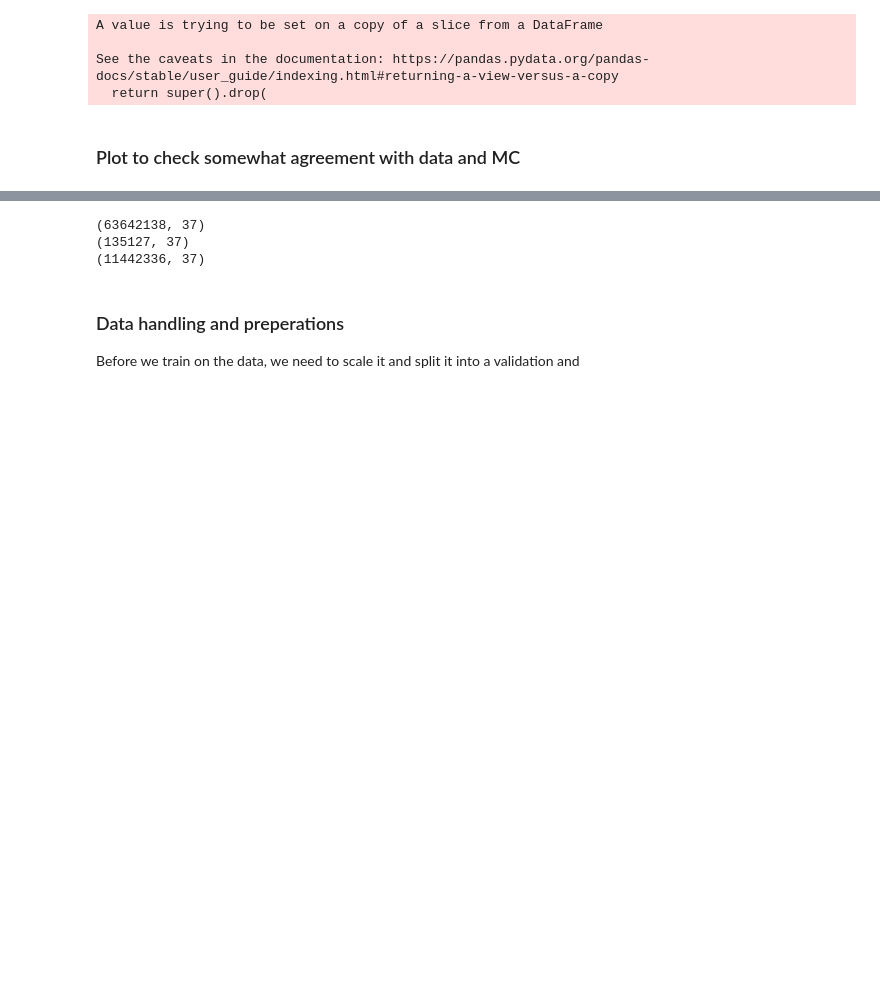
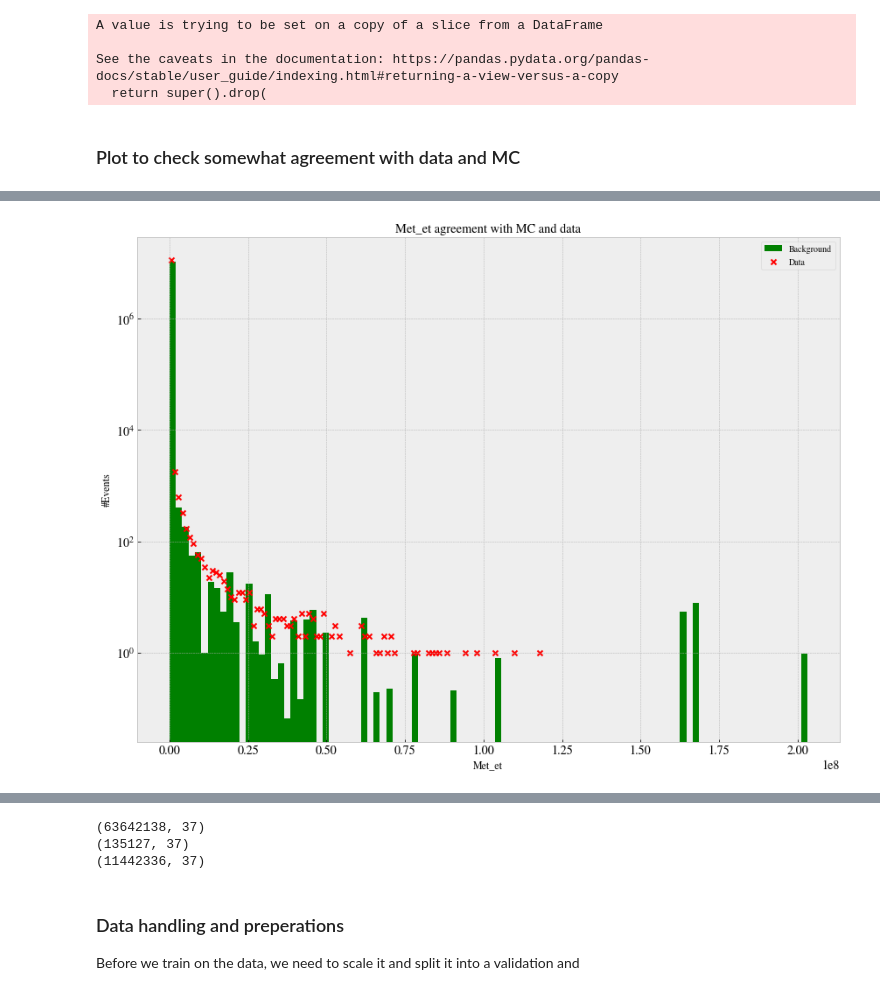
Before and after one commit to Gadangadang/FYS5555, a Jupyter notebook: Project3/Codebase/run_ml.ipynb, the cells around one changed output, grey strips where cells are left out. Cells and saved outputs as stored; diff of their text form; code cells hidden in the pictures; blank space fills up the shorter version.

```diff
--- a/Project3/Codebase/run_ml.ipynb
+++ b/Project3/Codebase/run_ml.ipynb
@@ -221,0 +218,37 @@ KeyError: 'met'
+# %%
+histo_b = background_df["met_et"]
+histo_data = data["met_et"]
+
+weight_histo = background_df["weight"]
+
+plt.rcParams["figure.figsize"] = (12,9)
+fig, ax = plt.subplots()
+
+N, bins = np.histogram(histo_data, bins = 100)
+x = (np.array(bins[0:-1]) + np.array(bins[1:]))/2
+
+n_bins= 100
+colors = ["green"]
+labels= ["Background"]
+ax.hist(histo_b,
+        n_bins,
+        histtype='bar',
+        color=colors,
+        label=labels,
+        weights=weight_histo
+        )
+
+ax.scatter(x, N, marker="x", color="red",label="Data")
+
+ax.legend(prop={'size': 10})
+ax.set_title('Met_et agreement with MC and data')
+ax.set_xlabel('Met_et')
+ax.set_ylabel('#Events')
+ax.set_yscale('log')
+#ax.set_ylim([5e4, 2e5])
+
+fig.tight_layout()
+#plt.savefig("b_s_recon.pdf")
+plt.show()
+# %% [output]
+[figure, added]
```
Also changed, not shown: parts of 21 cells of this notebook, 4 other files.
